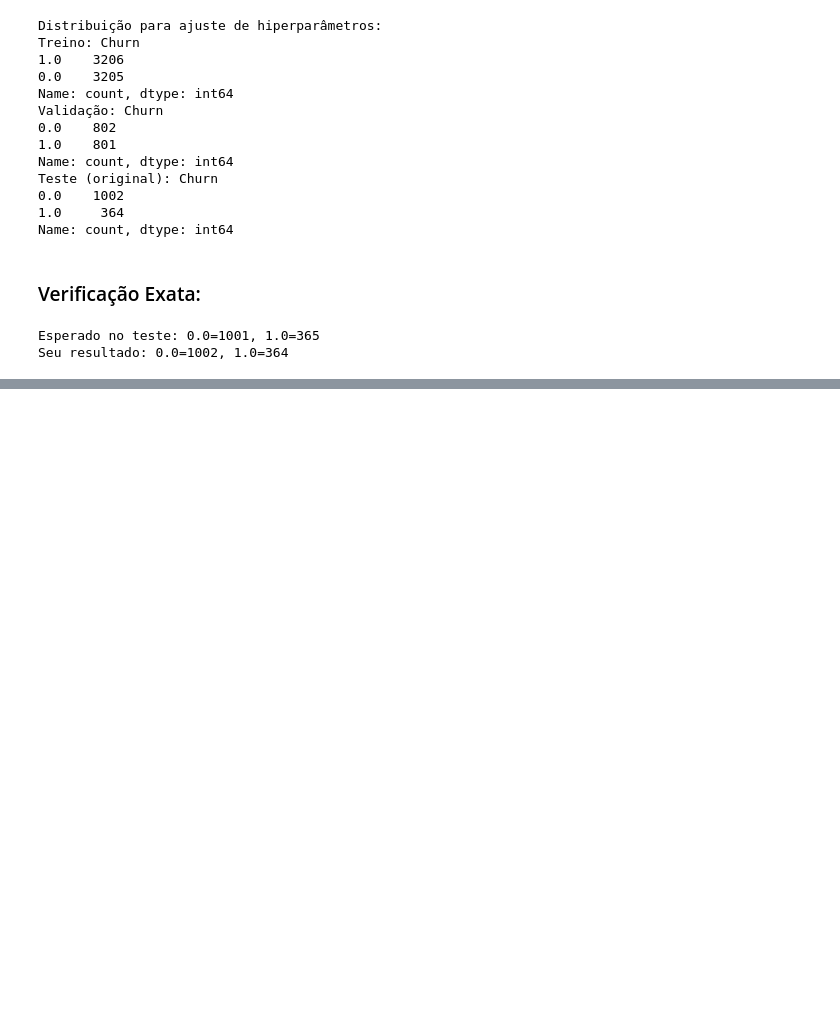
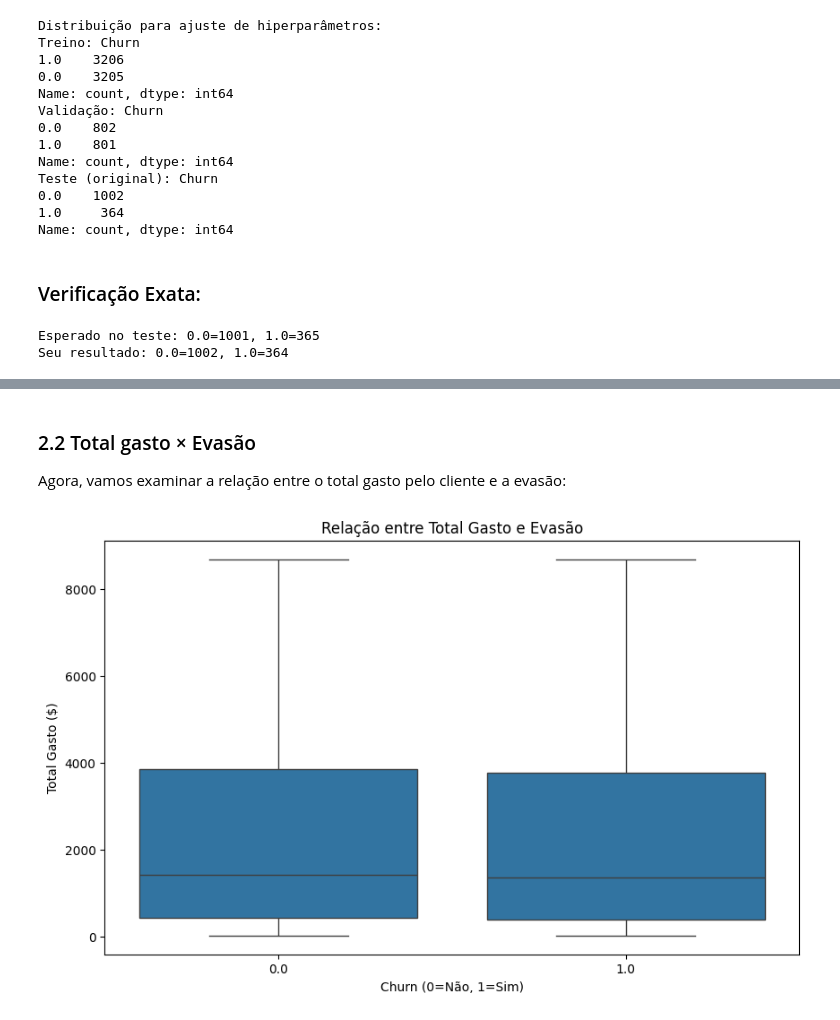
Before and after one commit to anandamatos/telecom-x2, a Jupyter notebook: notebooks/index.ipynb, the cells around one changed output, grey strips where cells are left out. Drawn from its saved outputs; the diff is of its cells as text; code cells hidden in the pictures; blank space fills up the shorter version.

```diff
--- a/notebooks/index.ipynb
+++ b/notebooks/index.ipynb
@@ -636,0 +678,13 @@ Seu resultado: 0.0=1002, 1.0=364
+# %% [markdown]
+### 2.2 Total gasto × Evasão
+
+Agora, vamos examinar a relação entre o total gasto pelo cliente e a evasão:
+# %%
+plt.figure(figsize=(10, 6))
+sns.boxplot(x='Churn', y='account_Charges.Total', data=df_final_clean)
+plt.title('Relação entre Total Gasto e Evasão')
+plt.xlabel('Churn (0=Não, 1=Sim)')
+plt.ylabel('Total Gasto ($)')
+plt.show()
+# %% [output]
+[figure, added]
```
Also changed, not shown: parts of 11 cells of this notebook.
